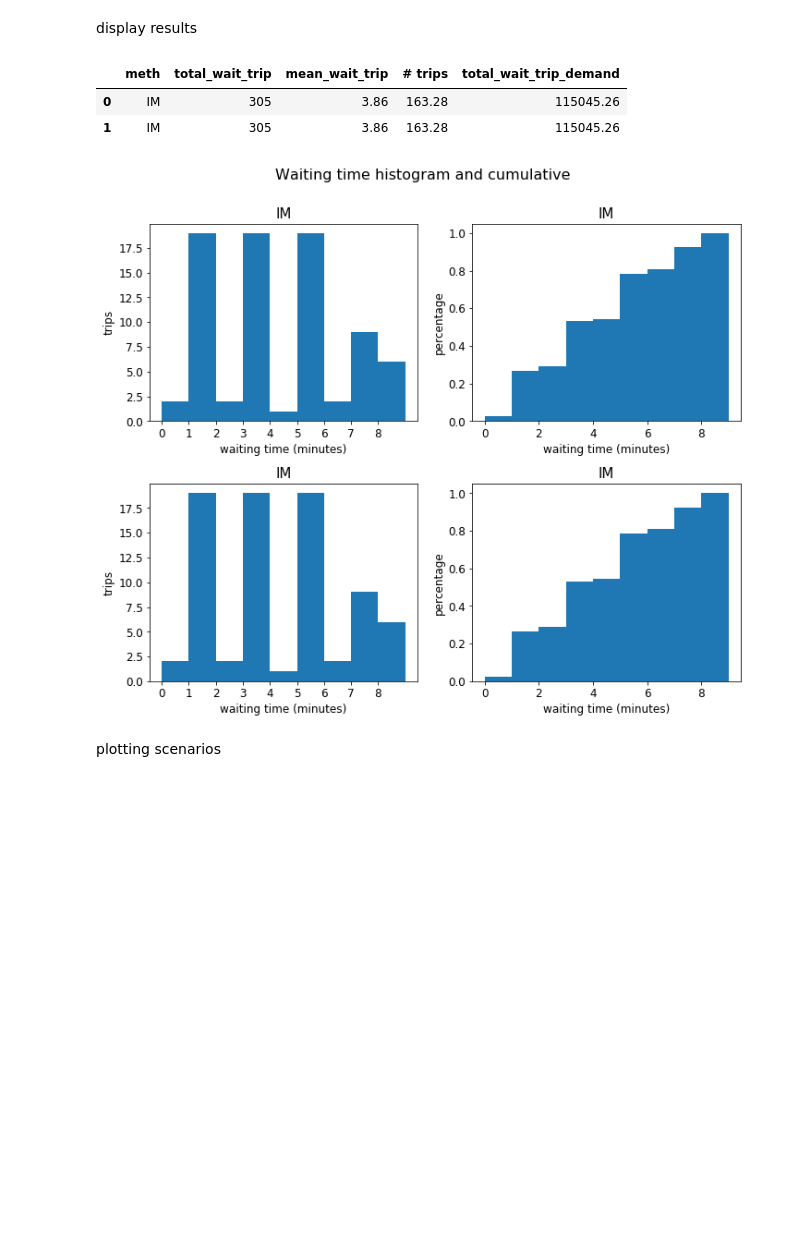
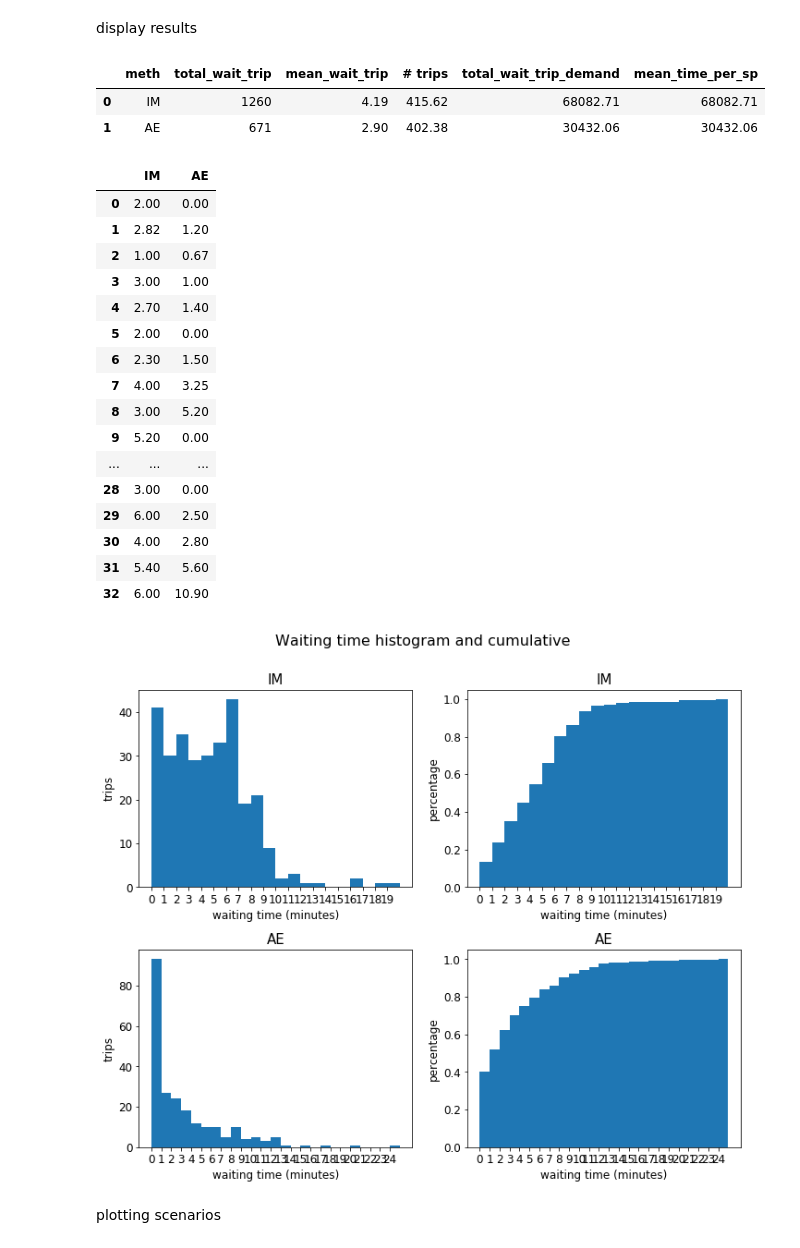
Before and after one commit to jonathan-murana/bus-generator, a Jupyter notebook: bus.ipynb, the cells around one changed output. Cells and saved outputs as stored; diff of their text form; code cells hidden in the pictures; blank space fills up the shorter version.

```diff
--- a/bus.ipynb
+++ b/bus.ipynb
@@ -803,13 +848,13 @@ display(fitness_current_sulution_by_im_1200_1400)
 # %% [markdown]
 improved fitness
 # %%
-def fitness2(current_solution_aux,points_con_ids):
+def fitness2_deprecated(current_solution_aux,points_con_ids):
 
-    current_solution_aux = current_solution_aux_imm # fitness 28924
+    #current_solution_aux = current_solution_aux_imm # fitness 28924
 
-    lista = '19 21 10 11 10 10 15 10 20 15 4 10'
-    lista = lista.split(' ')
-    lista = list(map(lambda x: int(x), lista))
+    #lista = '19 21 10 11 10 10 15 10 20 15 4 10'
+    #lista = lista.split(' ')
+    #lista = list(map(lambda x: int(x), lista))
     #current_solution_aux = pd.DataFrame(data={'diff': lista}) #  fitness 24669
     #display(current_solution_aux)
 
@@ -869,8 +914,10 @@ def fitness2(current_solution_aux,points_con_ids):
                 #suma_espera = suma_espera + (trips_j[j]+TT_j) - (trips_i[i]+TT_i) - t_dist
         return suma
 
-fitness_current_sulution_by_im_all_day= fitness2(current_sulution_by_im_all_day,points_all_day_mapped)
-fitness_current_sulution_by_im_1200_1400 = fitness2(current_sulution_by_im_1200_1400,points_1200_1400_mapped)
+fitness_current_sulution_by_im_all_day= fitness2_deprecated(current_sulution_by_im_all_day,
+                                                            points_all_day_mapped)
+fitness_current_sulution_by_im_1200_1400 = fitness2_deprecated(current_sulution_by_im_1200_1400,
+                                                               points_1200_1400_mapped)
 
 display(fitness_current_sulution_by_im_all_day)
 display(fitness_current_sulution_by_im_1200_1400)
@@ -942,7 +989,7 @@ fit_2_1, list_t_2_1, list_p_2_1 = fitness2(
 # %% [markdown]
 metrics
 # %%
-def metrics_fitness2(solutions,solution_method, points):
+def metrics_fitness2(solutions,solutions_method, points):
 
     solution_method = []
     sum_waits  = []
@@ -963,10 +1010,17 @@ def metrics_fitness2(solutions,solution_method, points):
           'mean_wait_trip': mean_waits,
          '# trips': cant_trips,
          'total_wait_trip_demand': wait_demand,
+          'mean_time_per_sp': wait_demand,
         }
     metrics1 = pd.DataFrame(data=d1)
     return metrics1
 
+def metrics2_fitness2(solutions,solutions_method, points):
+    metrics2  = pd.DataFrame()
+    for i in range(len(solutions)):
+        fit_1_1, list_t_1_1, list_p_1_1 = fitness2(solutions[i],points)
+        metrics2[solutions_method[i]] = list_p_1_1
+    return metrics2
 
 
 #d = {'IM': mean_wait_time_per_point_list1,
@@ -995,24 +1049,47 @@ def histogram(solutions, solutions_method, points):
         axs[i,1].set_title(solutions_method[i], fontsize=15)
         axs[i,1].set_ylabel('percentage')
         axs[i,1].set_xlabel('waiting time (minutes)')
+        axs[i,1].set_xticks(range(max(wait_time_list1)))
         axs[i,1].hist(wait_time_list1, bins=max(wait_time_list1), cumulative=True, normed=True)
 # %% [markdown]
 display results
-# %%
-solutions = [
-    current_sulution_by_im_all_day,
-    current_sulution_by_im_all_day]
-
-solutions_method = ['IM','IM']
-
-
-display(metrics_fitness2(solutions, solutions_method, points_all_day_mapped))
-histogram(solutions, solutions_method, points_all_day_mapped)
-# %% [output]
-|  | meth | total_wait_trip | mean_wait_trip | # trips | total_wait_trip_demand |
-| 0 | IM | 305 | 3.86 | 163.28 | 115045.26 |
-| 1 | IM | 305 | 3.86 | 163.28 | 115045.26 |
-[figure, removed]
+# %%
+lista = '8 12 19 23 8 18 13 25 17 38 12 26 24 12 14 7 9 29 23 21 12 12 4 4 16 7 11 19 20 4 6 12 9 6 8'
+ae = pd.DataFrame(data={'diff': list(map(lambda x: int(x), lista.split(' ')))})
+
+solutions = [
+    current_sulution_by_im_1200_1400,
+    ae]
+
+solutions_method = ['IM','AE']
+
+
+display(metrics_fitness2(solutions, solutions_method, points_1200_1400_mapped))
+display(metrics2_fitness2(solutions, solutions_method, points_1200_1400_mapped))
+
+histogram(solutions, solutions_method, points_1200_1400_mapped)
+# %% [output]
+|  | meth | total_wait_trip | mean_wait_trip | # trips | total_wait_trip_demand | mean_time_per_sp |
+| 0 | IM | 1260 | 4.19 | 415.62 | 68082.71 | 68082.71 |
+| 1 | AE | 671 | 2.90 | 402.38 | 30432.06 | 30432.06 |
+|  | IM | AE |
+| 0 | 2.00 | 0.00 |
+| 1 | 2.82 | 1.20 |
+| 2 | 1.00 | 0.67 |
+| 3 | 3.00 | 1.00 |
+| 4 | 2.70 | 1.40 |
+| 5 | 2.00 | 0.00 |
+| 6 | 2.30 | 1.50 |
+| 7 | 4.00 | 3.25 |
+| 8 | 3.00 | 5.20 |
+| 9 | 5.20 | 0.00 |
+| ... | ... | ... |
+| 28 | 3.00 | 0.00 |
+| 29 | 6.00 | 2.50 |
+| 30 | 4.00 | 2.80 |
+| 31 | 5.40 | 5.60 |
+| 32 | 6.00 | 10.90 |
+[figure, added]
 # %% [markdown]
 plotting scenarios
 # %%
```
Also changed, not shown: parts of 29 cells of this notebook, 10 other files.
